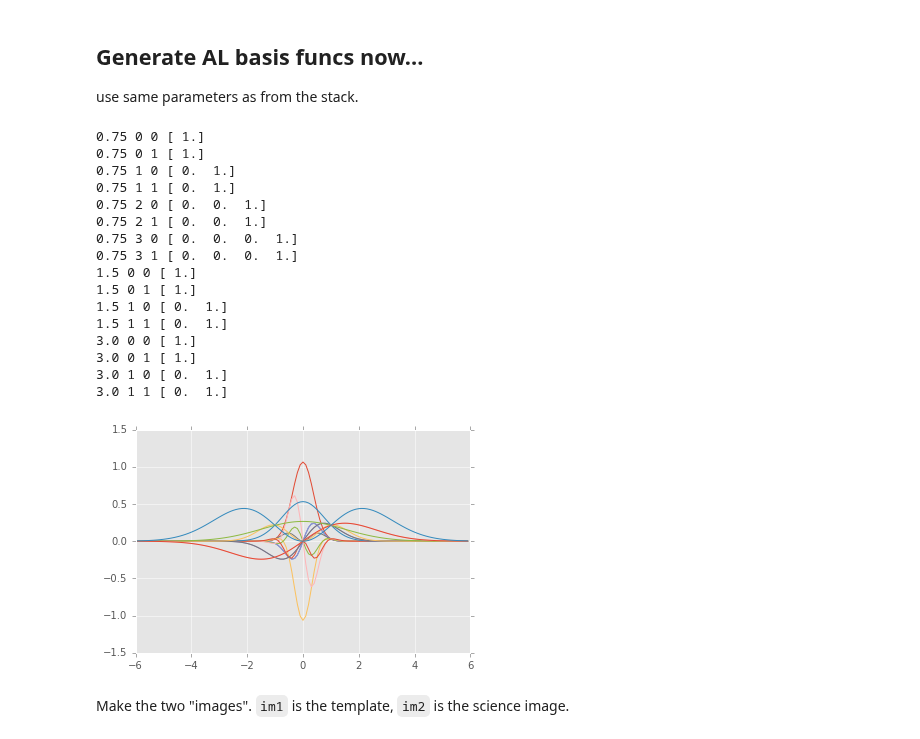
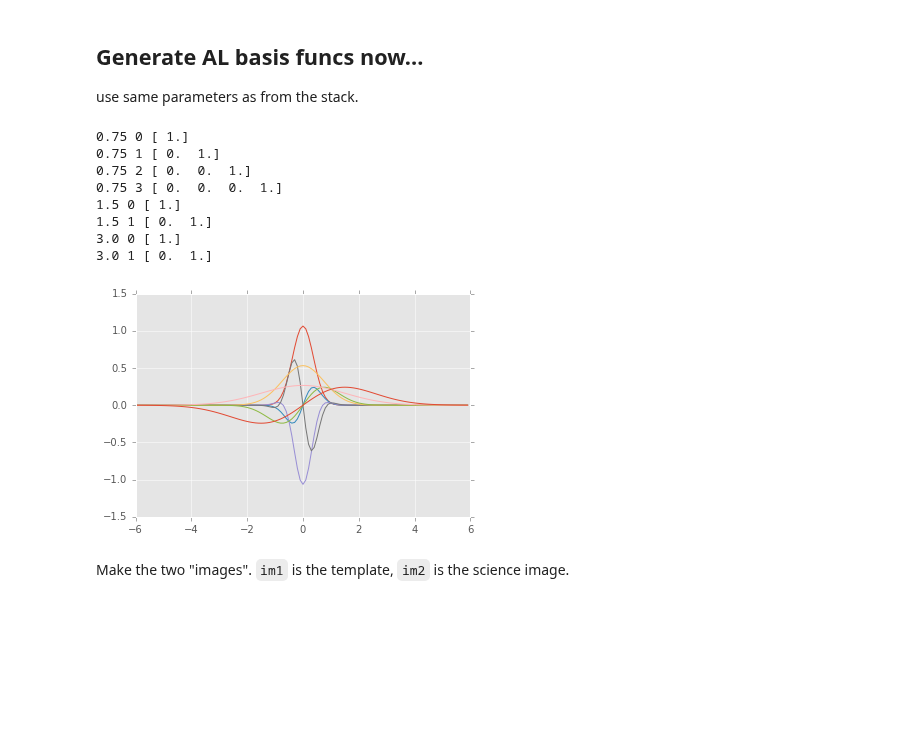
Before and after one commit to lsst-dm/diffimTests, a Jupyter notebook: 4. trial implementation of AL in 1D with PSF variations.ipynb, the cells around one changed output. Drawn from its saved outputs; the diff is of its cells as text; code cells hidden in the pictures; blank space fills up the shorter version.

```diff
--- a/4. trial implementation of AL in 1D with PSF variations.ipynb
+++ b/4. trial implementation of AL in 1D with PSF variations.ipynb
@@ -59,8 +59,8 @@ use same parameters as from the stack.
 sigGauss = [0.75, 1.5, 3.0]
 degGauss = [4, 2, 2]
 betaGauss = 2   # in the Becker et al. paper sigGauss is 1 but PSF is more like 2 pixels?
-spatialKernelOrder = 1
-spatialBackgroundOrder = 1
+spatialKernelOrder = 2  # polynomial for modifying the shape of the kernel across the image
+spatialBackgroundOrder = 1  # polynomial for adding background gradient to fit
 # Parameters from and Becker et al. (2012)
 #sigGauss = [0.75, 1.5, 3.0]
 #degGauss = [6, 4, 2]
@@ -71,36 +71,28 @@ def chebBasis(x, ord):
     ch = chebval(x, coef)
     return ch, coef
 
-def chebGauss(x, m=0., s=1., ord=0, beta=1., kernelOrd=0):
+def chebGauss(x, m=0., s=1., ord=0, beta=1.):
     ga = gaussian(x, m, s/beta)
     ch, coef = chebBasis(x, ord)
-    print s, ord, kernelOrd, coef
-    return ga * ch * x**kernelOrd
+    print s, ord, coef
+    return ga * ch
 # %%
-basis = [chebGauss(x, m=0, s=sig, ord=deg, beta=betaGauss, kernelOrd=ko) \
-         for i,sig in enumerate(sigGauss) for deg in range(degGauss[i]) for ko in range(spatialKernelOrder+1)]
+basis = [chebGauss(x, m=0, s=sig, ord=deg, beta=betaGauss) \
+         for i,sig in enumerate(sigGauss) for deg in range(degGauss[i])] #, kernelOrd=ko) for ko in range(spatialKernelOrder+1)]
 basis = np.vstack(basis).T  # put the bases into columns
 # basis = pd.DataFrame(basis); basis.plot()
 for b in basis.T:
     plt.plot(x, b)
 # %% [output]
-0.75 0 0 [ 1.]
-0.75 0 1 [ 1.]
-0.75 1 0 [ 0.  1.]
-0.75 1 1 [ 0.  1.]
-0.75 2 0 [ 0.  0.  1.]
-0.75 2 1 [ 0.  0.  1.]
-0.75 3 0 [ 0.  0.  0.  1.]
-0.75 3 1 [ 0.  0.  0.  1.]
-1.5 0 0 [ 1.]
-1.5 0 1 [ 1.]
-1.5 1 0 [ 0.  1.]
-1.5 1 1 [ 0.  1.]
-3.0 0 0 [ 1.]
-3.0 0 1 [ 1.]
-3.0 1 0 [ 0.  1.]
-3.0 1 1 [ 0.  1.]
+0.75 0 [ 1.]
+0.75 1 [ 0.  1.]
+0.75 2 [ 0.  0.  1.]
+0.75 3 [ 0.  0.  0.  1.]
+1.5 0 [ 1.]
+1.5 1 [ 0.  1.]
+3.0 0 [ 1.]
+3.0 1 [ 0.  1.]
-[figure, old version]
+[figure, new version]
 # %% [markdown]
 Make the two "images". `im1` is the template, `im2` is the science image.
 # %%
```
Also changed, not shown: parts of 8 cells of this notebook.
